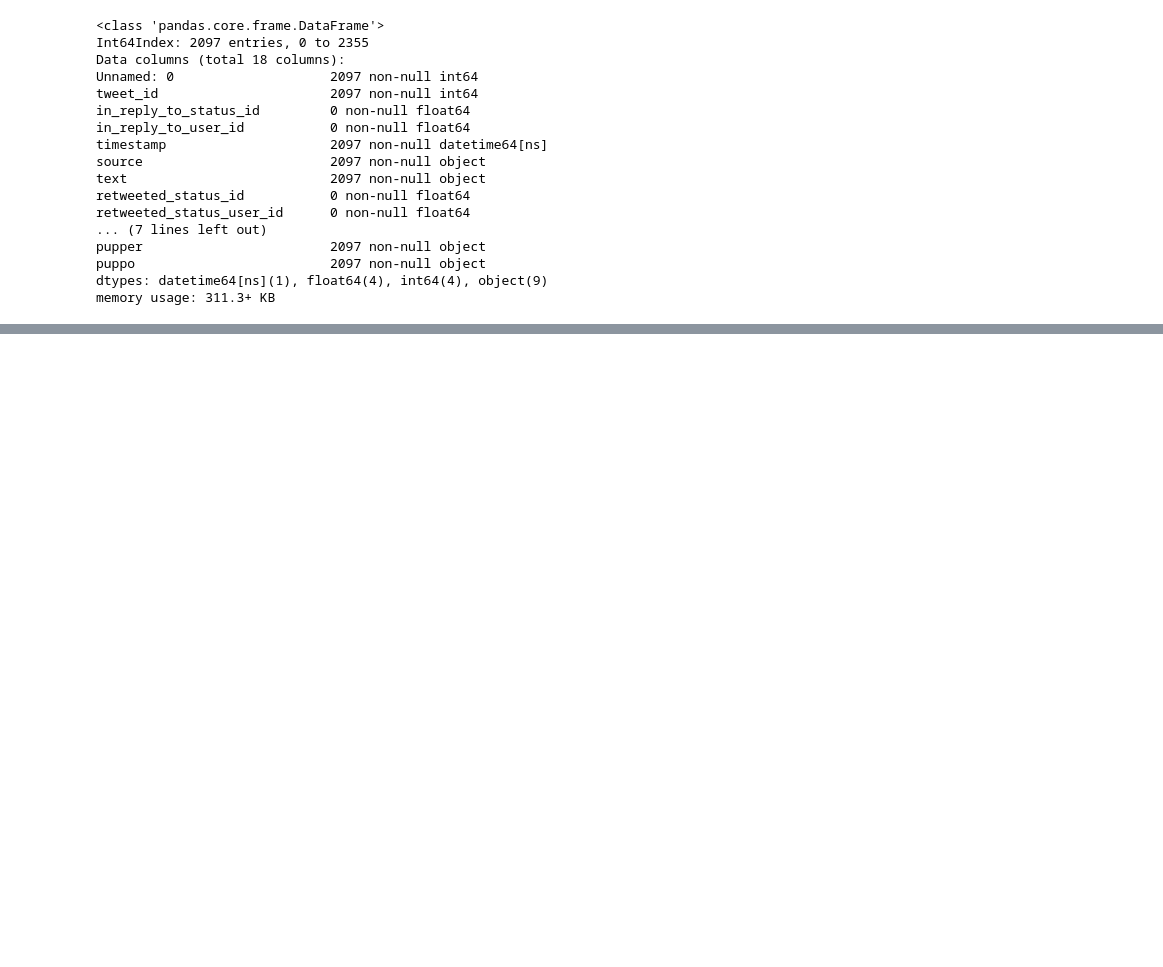
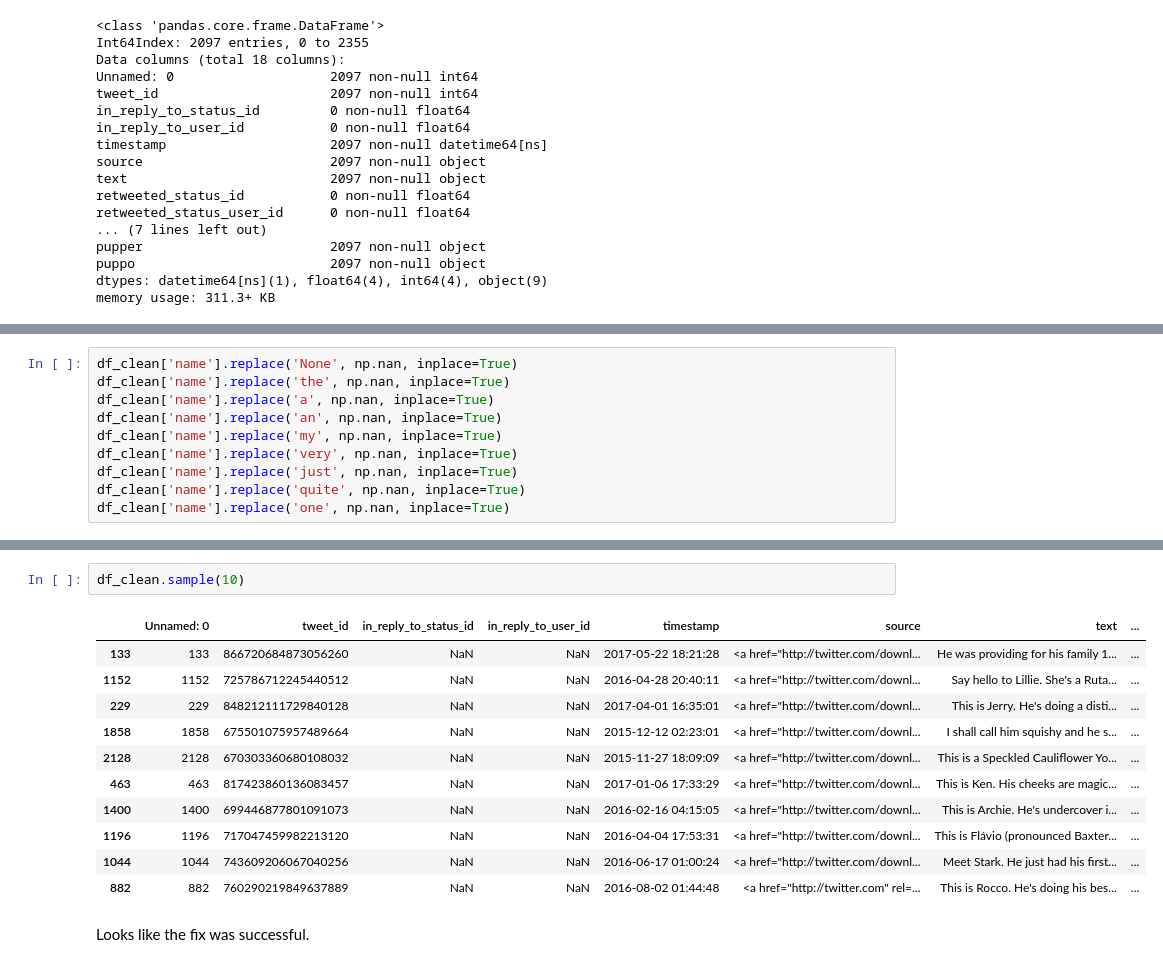
Before and after one commit to moscowjh/t2-p3-wrangle, a Jupyter notebook: wrangle_act.ipynb, the cells around one changed output, grey strips where cells are left out. Saved outputs shown, nothing was run; the diff lists cells and outputs as text; blank space fills up the shorter version.

```diff
--- a/wrangle_act.ipynb
+++ b/wrangle_act.ipynb
@@ -757,0 +762,10 @@ NameError: name 'tweet_errors' is not defined
+# %%
+df_clean['name'].replace('None', np.nan, inplace=True)
+df_clean['name'].replace('the', np.nan, inplace=True)
+df_clean['name'].replace('a', np.nan, inplace=True)
+df_clean['name'].replace('an', np.nan, inplace=True)
+df_clean['name'].replace('my', np.nan, inplace=True)
+df_clean['name'].replace('very', np.nan, inplace=True)
+df_clean['name'].replace('just', np.nan, inplace=True)
+df_clean['name'].replace('quite', np.nan, inplace=True)
+df_clean['name'].replace('one', np.nan, inplace=True)
@@ -757,0 +797,16 @@ NameError: name 'tweet_errors' is not defined
+# %%
+df_clean.sample(10)
+# %% [output]
+|  | Unnamed: 0 | tweet_id | in_reply_to_status_id | in_reply_to_user_id | timestamp | source | text | ... |
+| 133 | 133 | 866720684873056260 | NaN | NaN | 2017-05-22 18:21:28 | <a href="http://twitter.com/downl... | He was providing for his family 1... | ... |
+| 1152 | 1152 | 725786712245440512 | NaN | NaN | 2016-04-28 20:40:11 | <a href="http://twitter.com/downl... | Say hello to Lillie. She's a Ruta... | ... |
+| 229 | 229 | 848212111729840128 | NaN | NaN | 2017-04-01 16:35:01 | <a href="http://twitter.com/downl... | This is Jerry. He's doing a disti... | ... |
+| 1858 | 1858 | 675501075957489664 | NaN | NaN | 2015-12-12 02:23:01 | <a href="http://twitter.com/downl... | I shall call him squishy and he s... | ... |
+| 2128 | 2128 | 670303360680108032 | NaN | NaN | 2015-11-27 18:09:09 | <a href="http://twitter.com/downl... | This is a Speckled Cauliflower Yo... | ... |
+| 463 | 463 | 817423860136083457 | NaN | NaN | 2017-01-06 17:33:29 | <a href="http://twitter.com/downl... | This is Ken. His cheeks are magic... | ... |
+| 1400 | 1400 | 699446877801091073 | NaN | NaN | 2016-02-16 04:15:05 | <a href="http://twitter.com/downl... | This is Archie. He's undercover i... | ... |
+| 1196 | 1196 | 717047459982213120 | NaN | NaN | 2016-04-04 17:53:31 | <a href="http://twitter.com/downl... | This is Flávio (pronounced Baxter... | ... |
+| 1044 | 1044 | 743609206067040256 | NaN | NaN | 2016-06-17 01:00:24 | <a href="http://twitter.com/downl... | Meet Stark. He just had his first... | ... |
+| 882 | 882 | 760290219849637889 | NaN | NaN | 2016-08-02 01:44:48 | <a href="http://twitter.com" rel=... | This is Rocco. He's doing his bes... | ... |
+# %% [markdown]
+Looks like the fix was successful.
```
Also changed, not shown: parts of 60 cells of this notebook.
